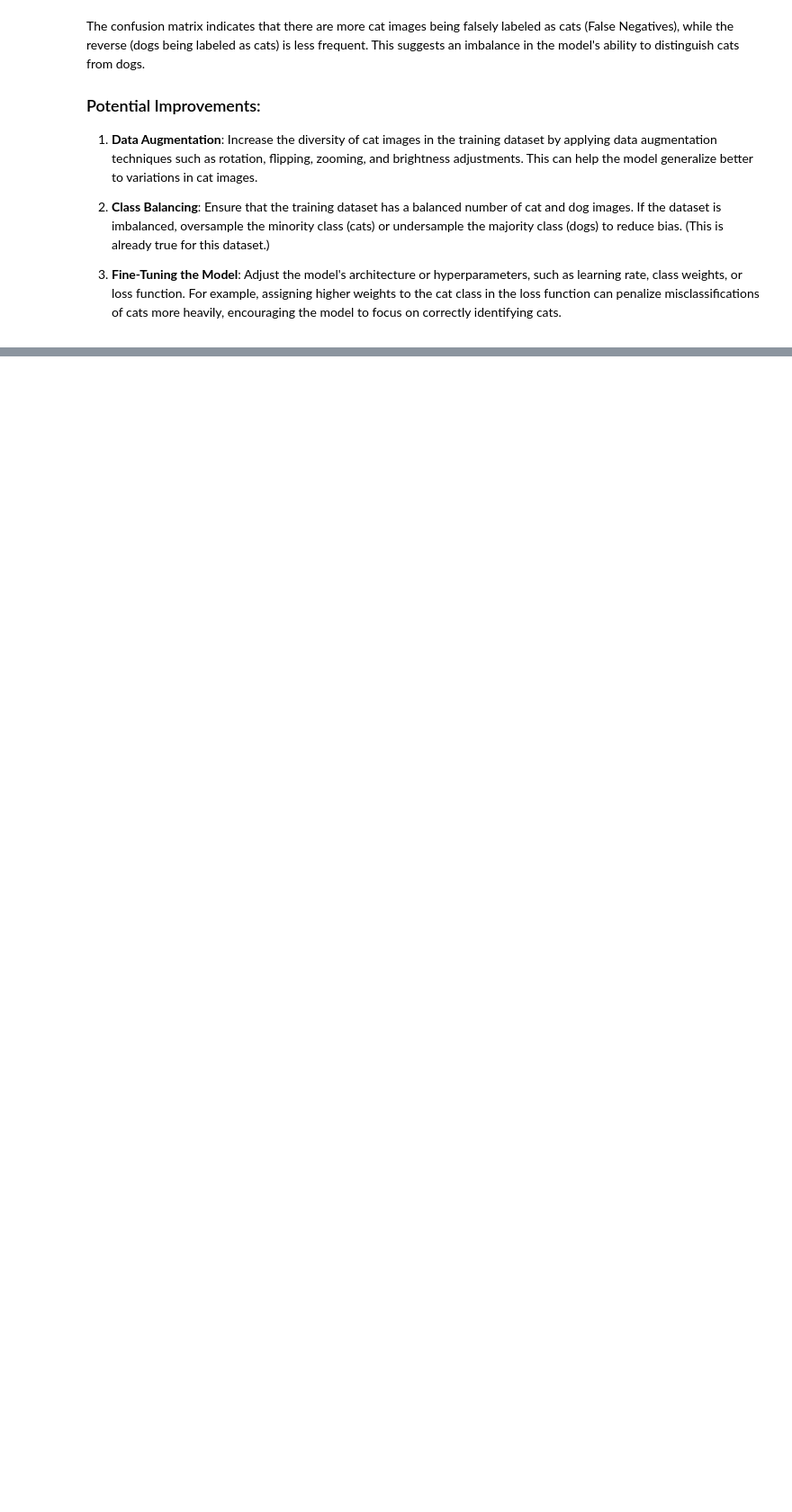
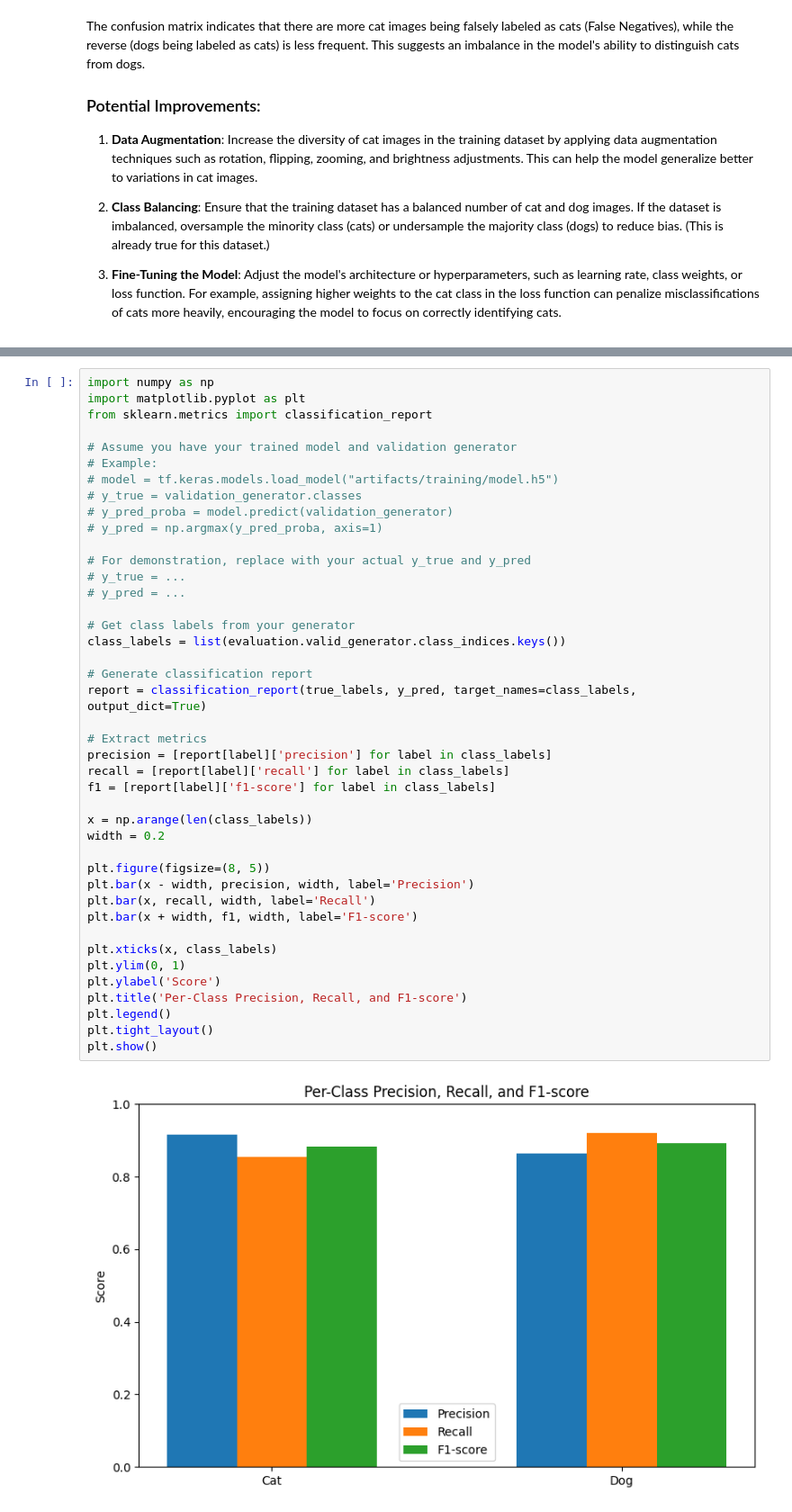
Before and after one commit to zkhechadoorian/CNNs_Cats_and_Dogs, a Jupyter notebook: research/st_05.ipynb, the cells around one changed output, grey strips where cells are left out. Shown at 90% size. Saved outputs shown, nothing was run; the diff lists cells and outputs as text; blank space fills up the shorter version.

```diff
--- a/research/st_05.ipynb
+++ b/research/st_05.ipynb
@@ -252,0 +310,44 @@ The confusion matrix indicates that there are more cat images being falsely labe
+# %%
+import numpy as np
+import matplotlib.pyplot as plt
+from sklearn.metrics import classification_report
+
+# Assume you have your trained model and validation generator
+# Example:
+# model = tf.keras.models.load_model("artifacts/training/model.h5")
+# y_true = validation_generator.classes
+# y_pred_proba = model.predict(validation_generator)
+# y_pred = np.argmax(y_pred_proba, axis=1)
+
+# For demonstration, replace with your actual y_true and y_pred
+# y_true = ...
+# y_pred = ...
+
+# Get class labels from your generator
+class_labels = list(evaluation.valid_generator.class_indices.keys())
+
+# Generate classification report
+report = classification_report(true_labels, y_pred, target_names=class_labels, output_dict=True)
+
+# Extract metrics
+precision = [report[label]['precision'] for label in class_labels]
+recall = [report[label]['recall'] for label in class_labels]
+f1 = [report[label]['f1-score'] for label in class_labels]
+
+x = np.arange(len(class_labels))
+width = 0.2
+
+plt.figure(figsize=(8, 5))
+plt.bar(x - width, precision, width, label='Precision')
+plt.bar(x, recall, width, label='Recall')
+plt.bar(x + width, f1, width, label='F1-score')
+
+plt.xticks(x, class_labels)
+plt.ylim(0, 1)
+plt.ylabel('Score')
+plt.title('Per-Class Precision, Recall, and F1-score')
+plt.legend()
+plt.tight_layout()
+plt.show()
+# %% [output]
+[figure, added]
```
Also changed, not shown: parts of 3 cells of this notebook, 1 other file.
